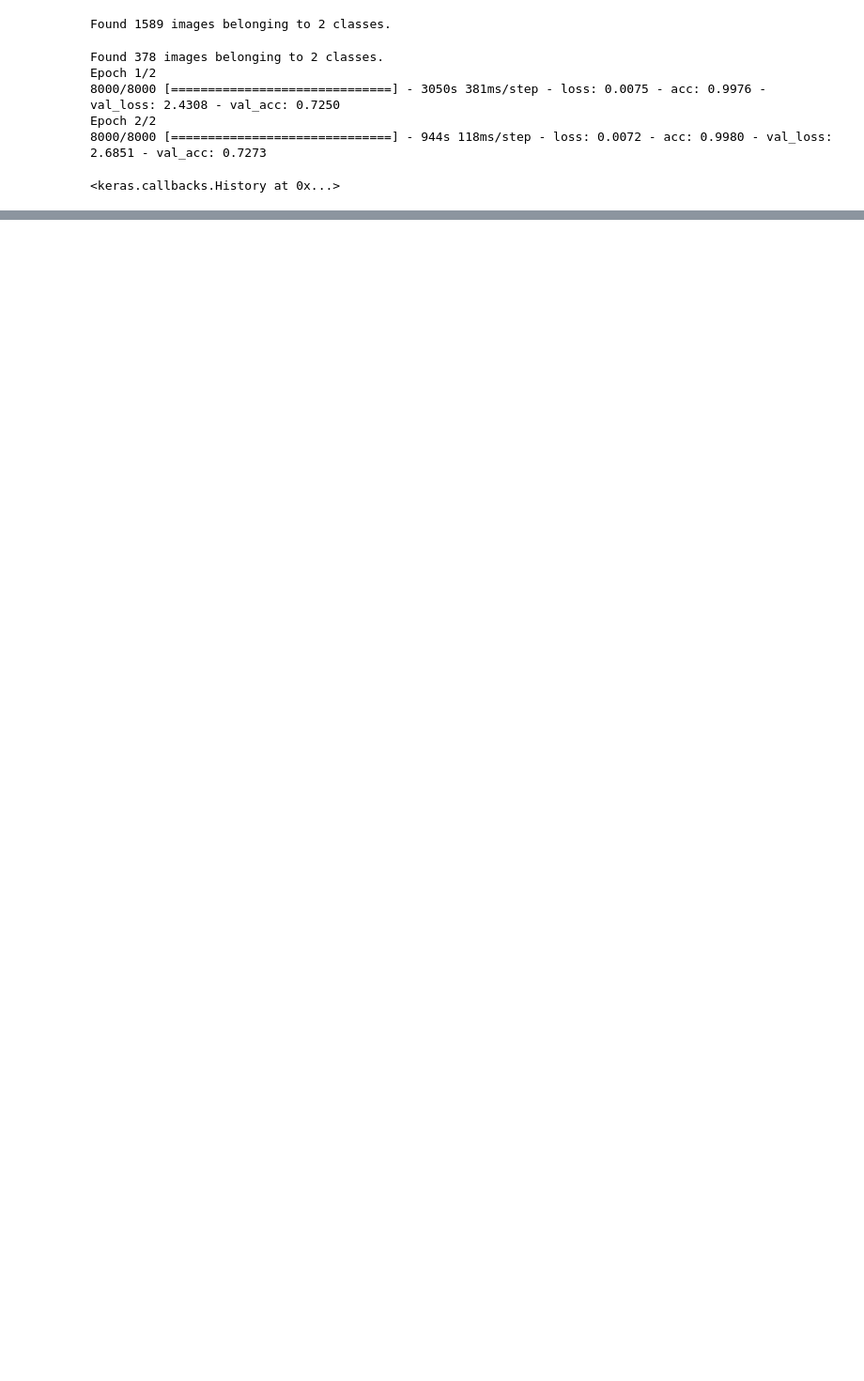
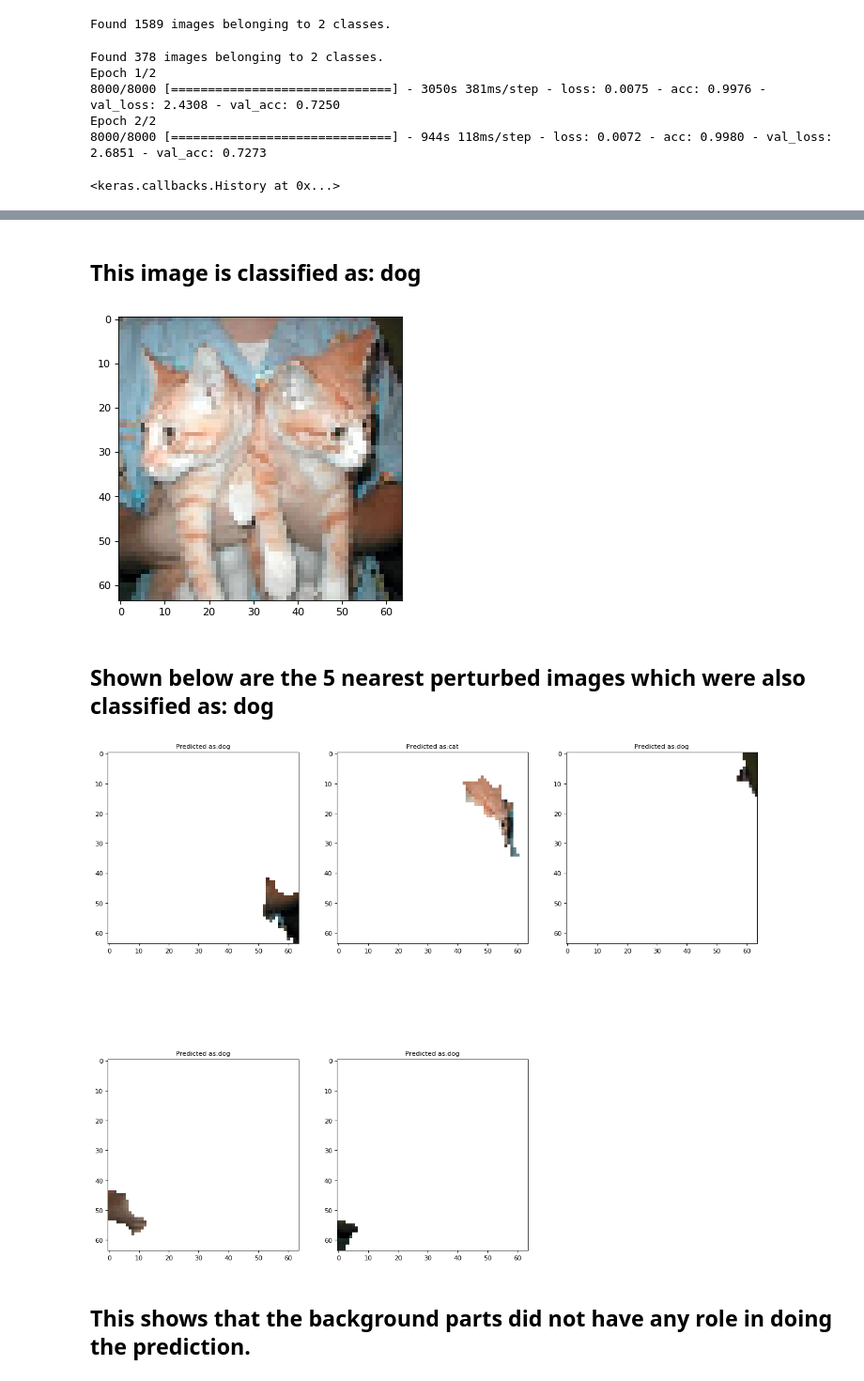
Before and after one commit to akshayutture/lime, a Jupyter notebook: knn_image_demo.ipynb, the cells around one changed output, grey strips where cells are left out. Shown at 94% size. Cells and saved outputs as stored; diff of their text form; code cells hidden in the pictures; blank space fills up the shorter version.

```diff
--- a/knn_image_demo.ipynb
+++ b/knn_image_demo.ipynb
@@ -404,0 +311,3 @@ printmd("## Hence, our model predicted using the shape, which is correct!")
+# %%
+print("size of training data:",np.shape(trainingDataIn3D))
+explanations = explainInstanceUsingKNN(originalClassifier=classifier,instancePoint=test_image,num_samples=num_segments,num_neighbors=5)
@@ -404,0 +323,35 @@ printmd("## Hence, our model predicted using the shape, which is correct!")
+# %%
+# plt.rcParams['figure.figsize'] = [100, 25]
+fig=plt.figure(figsize=(10,5), dpi= 80)
+printmd("## This image is classified as: "+prediction)
+test_image_original = image.load_img('image_datasets/test_set/cats/cat.4162.jpg', target_size = (64, 64))
+img_original = image.img_to_array(test_image_original)
+imgplot = plt.imshow(img_original.astype(np.uint8))
+plt.show()
+printmd("## Shown below are the 5 nearest perturbed images which were also classified as: "+prediction)
+fig=plt.figure(figsize=(18,16), dpi= 80)
+# fig=plt.figure(figsize=(18, 16), dpi= 80, facecolor='w', edgecolor='k')
+for i in range(5):
+    img = np.reshape(explanations[i],(64,64,3))
+    result = classifier.predict(np.reshape(img,(1,64,64,3)))
+    # training_set.class_indices
+    if result[0][0] == 1:
+        prediction = 'cat'
+    else:
+        prediction = 'dog'
+    ax = fig.add_subplot(2, 3, i+1)
+    ax.set_title("Predicted as:"+prediction,fontsize=20)
+    plt.imshow(img.astype(np.uint8))
+plt.show()
+
+
+printmd("## This shows that the background parts did not have any role in doing the prediction.")
+printmd("## Hence, the model predicted using the shape, but it looks like it detected using the combined shape of 2 cats (i.e. from 2 ears)")
+printmd("## The model might fail if we want further information like number of cats. This shows the limitation of this model.")
+# printmd("## The mis-classification seems to be because of the color")
+# %% [output]
+## This image is classified as: dog
+[figure, added]
+## Shown below are the 5 nearest perturbed images which were also classified as: dog
+[figure, added]
+## This shows that the background parts did not have any role in doing the prediction.
```
Also changed, not shown: parts of 41 cells of this notebook.
